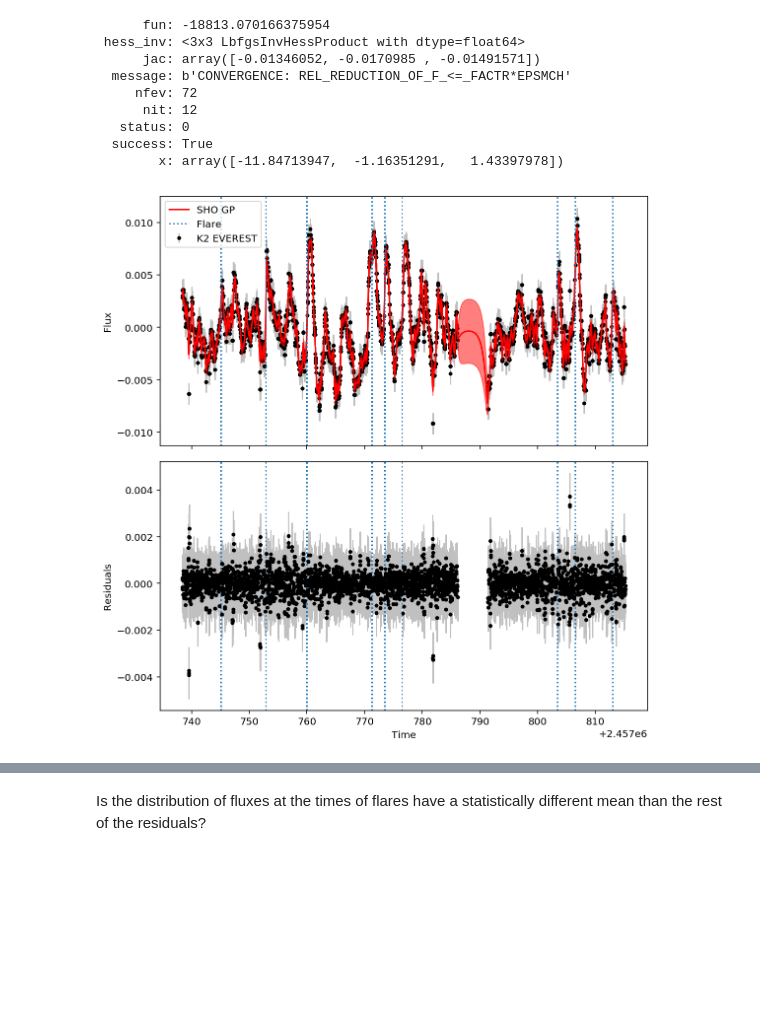
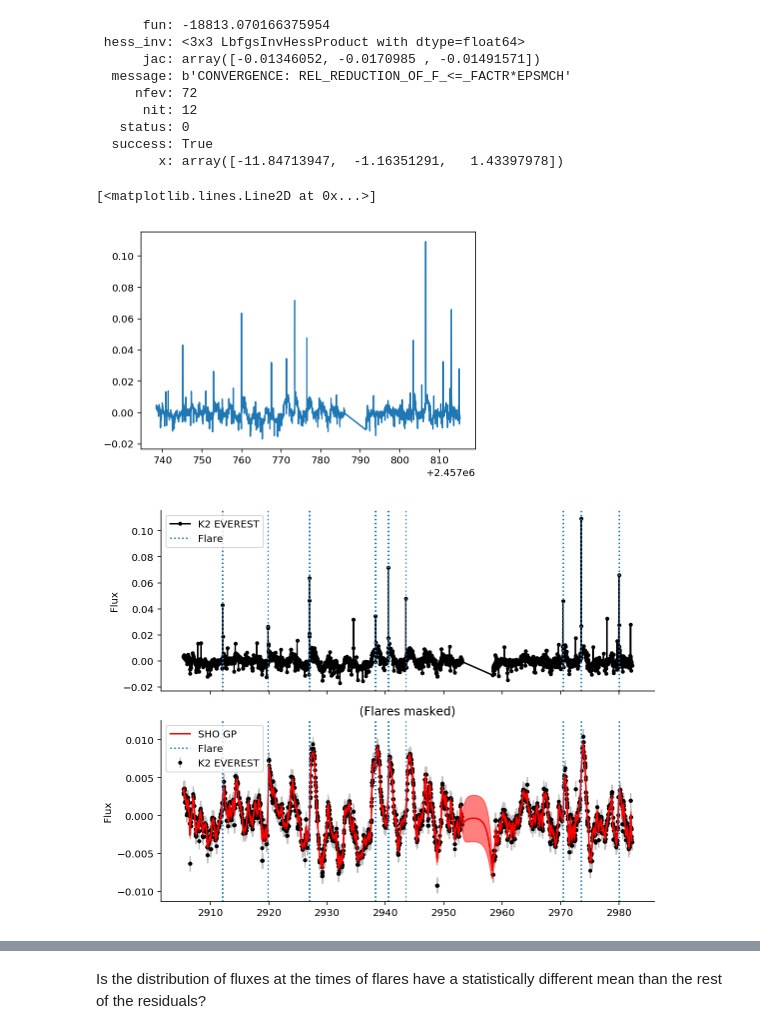
Before and after one commit to bmorris3/libra, a Jupyter notebook: notebooks/trappist1_flares_fluxcorrelated.ipynb, the cells around one changed output, grey strips where cells are left out. Drawn from its saved outputs; the diff is of its cells as text; code cells hidden in the pictures; blank space fills up the shorter version.

```diff
--- a/notebooks/trappist1_flares_fluxcorrelated.ipynb
+++ b/notebooks/trappist1_flares_fluxcorrelated.ipynb
@@ -26,6 +26,9 @@ k2_flux = k2_flux[~np.isnan(k2_flux) & (k2_flux > 0.8) & (k2_flux < 1.2)]
 p = np.polyfit((k2_time - k2_time.mean()), k2_flux, 5)
 k2_flux -= np.polyval(p, k2_time - k2_time.mean())
 
+k2_time_flares = k2_time.copy()
+k2_flux_flares = k2_flux.copy()
+
 flare_times = np.loadtxt('flare_times.txt')
 during_flares = np.any(np.abs(k2_time - flare_times[:, np.newaxis]) < 0.1, axis=0)
 
@@ -80,30 +83,80 @@ pred_mean, pred_var = gp.predict(k2_flux, x, return_var=True)
 gp_model = gp.predict(k2_flux, k2_time)
 
 pred_std = np.sqrt(pred_var)
+# %%
+plt.plot(k2_time_flares, k2_flux_flares)
+# %% [output]
+[<matplotlib.lines.Line2D at 0x...>]
+[figure, added]
 # %%
-fig, ax = plt.subplots(2, 1, figsize=(8, 8), sharex=True)#figsize=(14, 6))
-ax[0].errorbar(k2_time, k2_flux, k2_error, fmt='.', color='k', ecolor='silver', label='K2 EVEREST', zorder=-10)
+# fig, ax = plt.subplots(3, 1, figsize=(8, 10), sharex=True)#figsize=(14, 6))
 
-ax[0].plot(x, pred_mean, 'r', label='SHO GP')
-ax[0].fill_between(x, pred_mean + pred_std, pred_mean - pred_std, color='r', alpha=0.5,
+# bjd_offset = 2454833
+
+# ax[0].plot(k2_time_flares - bjd_offset, k2_flux_flares, '.-k', label='K2 EVEREST')
+
+# ax[1].errorbar(k2_time - bjd_offset, k2_flux, k2_error, fmt='.', color='k', ecolor='silver', label='K2 EVEREST', zorder=-10)
+
+# ax[1].set_title('(Flares masked)')
+# ax[1].plot(x - bjd_offset, pred_mean, 'r', label='SHO GP')
+# ax[1].fill_between(x - bjd_offset, pred_mean + pred_std, pred_mean - pred_std, color='r', alpha=0.5,
+#                    edgecolor="none")
+
+# ax[2].errorbar(k2_time - bjd_offset, k2_flux - gp_model[0], k2_error, fmt='.', color='k', ecolor='silver',)
+# ax[1].set(ylabel='Flux')
+# ax[2].set(xlabel='BJD - 2454833 [d]', ylabel='Residuals')
+# ax[0].set(ylabel='Flux')
+
+# for i, t in enumerate(flare_times):
+#     label = None
+#     if i == 0:
+#         label = 'Flare'
+#     for axis in ax:
+#         axis.axvline(t - bjd_offset, ls=':', label=label)
+
+# for axis in ax:
+#     for loc in ['right', 'top']:
+#         axis.spines[loc].set_visible(False)
+
+# ax[1].legend()
+# ax[0].legend()
+
+# fig.tight_layout()
+# fig.savefig('flare_gp_model.pdf', bbox_inches='tight')
+
+fig, ax = plt.subplots(2, 1, figsize=(8, 6), sharex=True)#figsize=(14, 6))
+
+bjd_offset = 2454833
+
+ax[0].plot(k2_time_flares - bjd_offset, k2_flux_flares, '.-k', label='K2 EVEREST')
+
+ax[1].errorbar(k2_time - bjd_offset, k2_flux, k2_error, fmt='.', color='k', ecolor='silver', label='K2 EVEREST', zorder=-10)
+
+ax[1].set_title('(Flares masked)')
+ax[1].plot(x - bjd_offset, pred_mean, 'r', label='SHO GP')
+ax[1].fill_between(x - bjd_offset, pred_mean + pred_std, pred_mean - pred_std, color='r', alpha=0.5,
                    edgecolor="none")
-
-ax[1].errorbar(k2_time, k2_flux - gp_model[0], k2_error, fmt='.', color='k', ecolor='silver',)
+ax[1].set(ylabel='Flux')
 ax[0].set(ylabel='Flux')
-ax[1].set(xlabel='Time', ylabel='Residuals')
 
 for i, t in enumerate(flare_times):
     label = None
     if i == 0:
         label = 'Flare'
     for axis in ax:
-        axis.axvline(t, ls=':', label=label)
+        axis.axvline(t - bjd_offset, ls=':', label=label)
+
+for axis in ax:
+    for loc in ['right', 'top']:
+        axis.spines[loc].set_visible(False)
+
+ax[1].legend()
 ax[0].legend()
 
 fig.tight_layout()
 fig.savefig('flare_gp_model.pdf', bbox_inches='tight')
 # %% [output]
-[figure, old version]
+[figure, new version]
 # %%
 gp_model_flares = gp.predict(k2_flux, flare_times)[0]
 # %%
```
Also changed, not shown: parts of 10 cells of this notebook, 4 other files.
